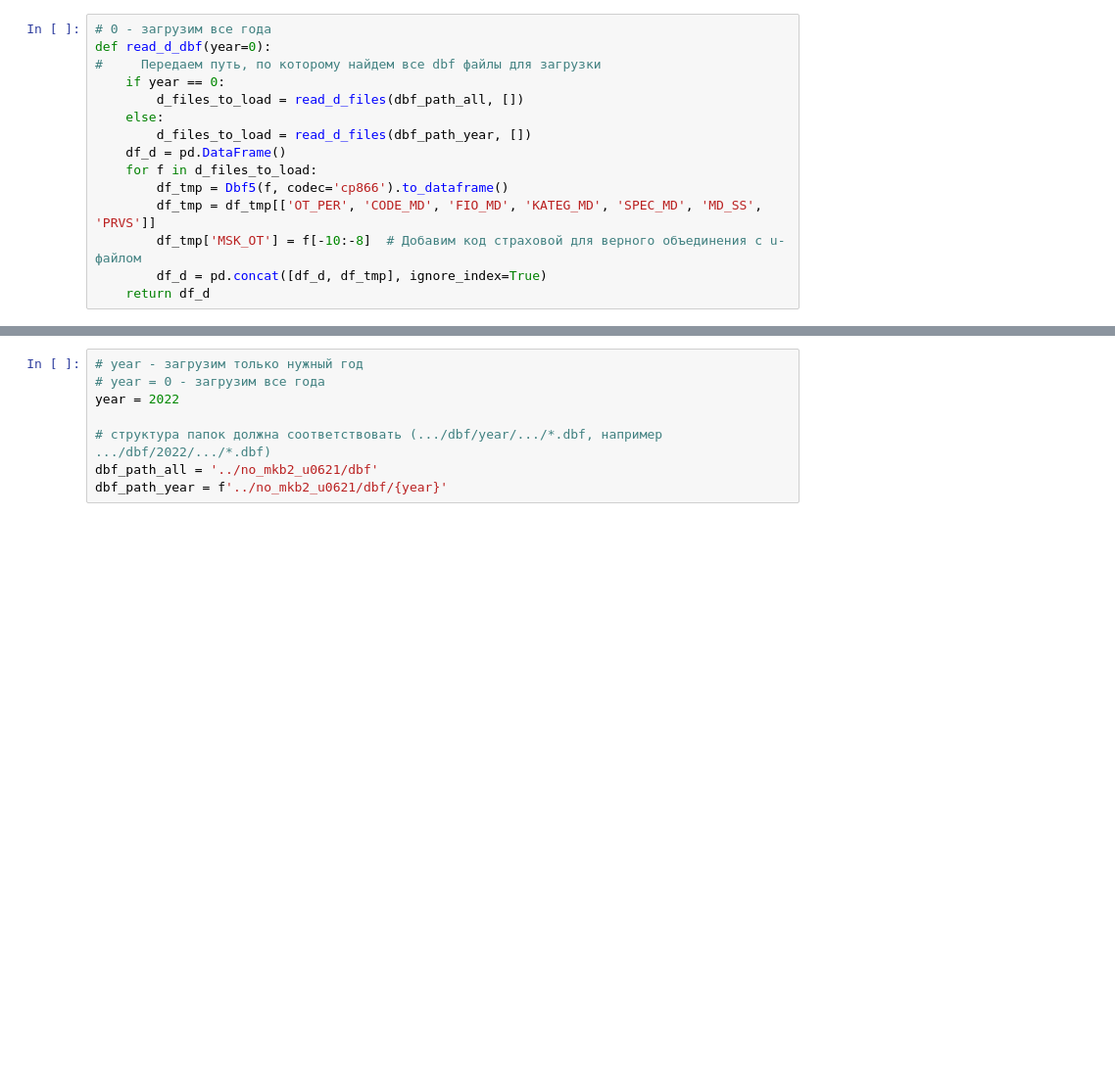
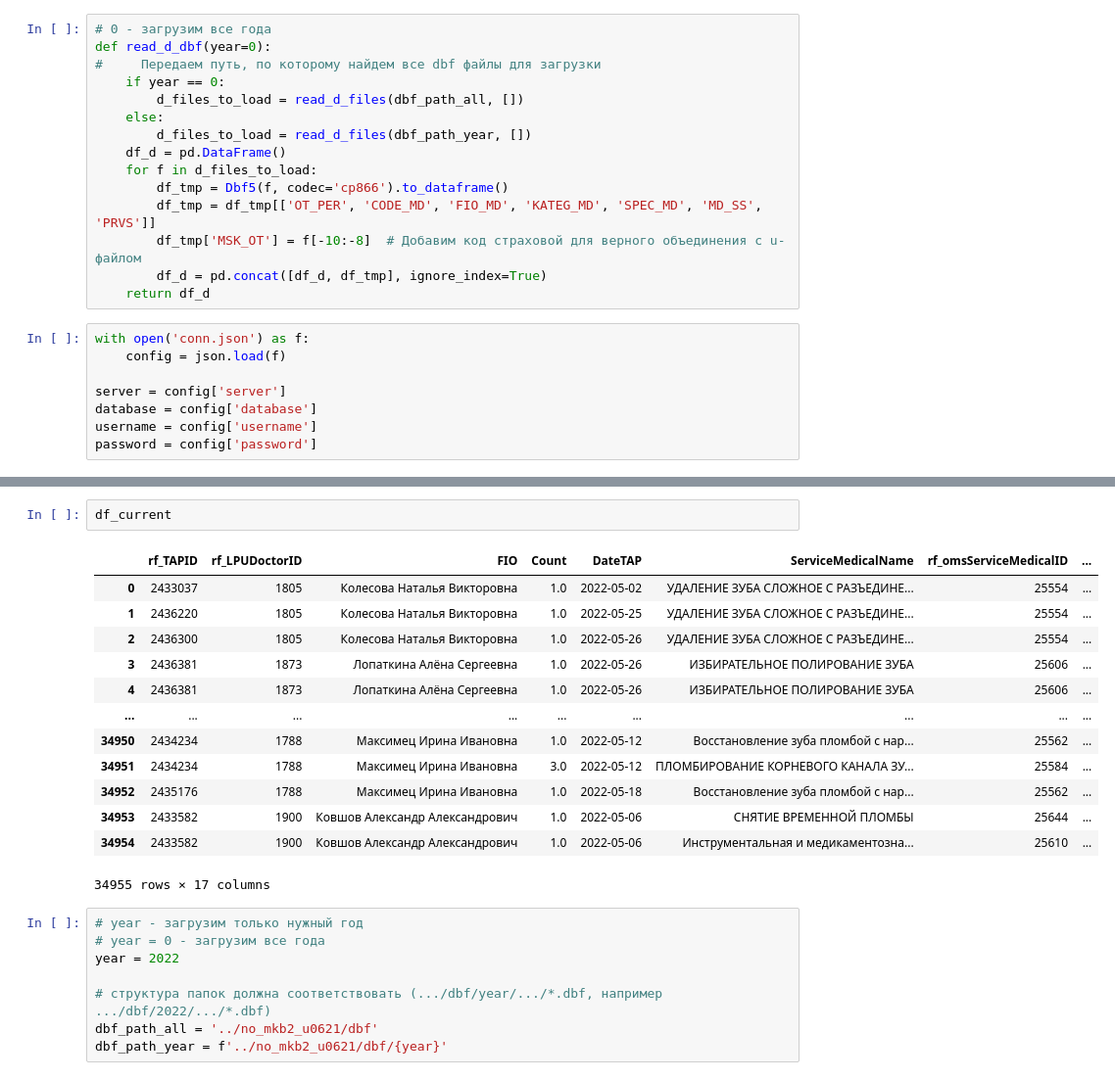
Before and after one commit to chernikovdn/tap_stat, a Jupyter notebook: healing_by_doc_2022.ipynb, the cells around one changed output, grey strips where cells are left out. Shown at 98% size. Saved outputs shown, nothing was run; the diff lists cells and outputs as text; blank space fills up the shorter version.

```diff
--- a/healing_by_doc_2022.ipynb
+++ b/healing_by_doc_2022.ipynb
@@ -108,3 +113,11 @@ def read_d_dbf(year=0):
         df_tmp['MSK_OT'] = f[-10:-8]  # Добавим код страховой для верного объединения с u-файлом
         df_d = pd.concat([df_d, df_tmp], ignore_index=True)
     return df_d
+# %%
+with open('conn.json') as f:
+    config = json.load(f)
+
+server = config['server']
+database = config['database']
+username = config['username']
+password = config['password']
@@ -111,3 +178,19 @@ def read_d_dbf(year=0):
+# %%
+df_current
+# %% [output]
+|  | rf_TAPID | rf_LPUDoctorID | FIO | Count | DateTAP | ServiceMedicalName | rf_omsServiceMedicalID | ... |
+| 0 | 2433037 | 1805 | Колесова Наталья Викторовна | 1.0 | 2022-05-02 | УДАЛЕНИЕ ЗУБА СЛОЖНОЕ С РАЗЪЕДИНЕ... | 25554 | ... |
+| 1 | 2436220 | 1805 | Колесова Наталья Викторовна | 1.0 | 2022-05-25 | УДАЛЕНИЕ ЗУБА СЛОЖНОЕ С РАЗЪЕДИНЕ... | 25554 | ... |
+| 2 | 2436300 | 1805 | Колесова Наталья Викторовна | 1.0 | 2022-05-26 | УДАЛЕНИЕ ЗУБА СЛОЖНОЕ С РАЗЪЕДИНЕ... | 25554 | ... |
+| 3 | 2436381 | 1873 | Лопаткина Алёна Сергеевна | 1.0 | 2022-05-26 | ИЗБИРАТЕЛЬНОЕ ПОЛИРОВАНИЕ ЗУБА | 25606 | ... |
+| 4 | 2436381 | 1873 | Лопаткина Алёна Сергеевна | 1.0 | 2022-05-26 | ИЗБИРАТЕЛЬНОЕ ПОЛИРОВАНИЕ ЗУБА | 25606 | ... |
+| ... | ... | ... | ... | ... | ... | ... | ... | ... |
+| 34950 | 2434234 | 1788 | Максимец Ирина Ивановна | 1.0 | 2022-05-12 | Восстановление зуба пломбой с нар... | 25562 | ... |
+| 34951 | 2434234 | 1788 | Максимец Ирина Ивановна | 3.0 | 2022-05-12 | ПЛОМБИРОВАНИЕ КОРНЕВОГО КАНАЛА ЗУ... | 25584 | ... |
+| 34952 | 2435176 | 1788 | Максимец Ирина Ивановна | 1.0 | 2022-05-18 | Восстановление зуба пломбой с нар... | 25562 | ... |
+| 34953 | 2433582 | 1900 | Ковшов Александр Александрович | 1.0 | 2022-05-06 | СНЯТИЕ ВРЕМЕННОЙ ПЛОМБЫ | 25644 | ... |
+| 34954 | 2433582 | 1900 | Ковшов Александр Александрович | 1.0 | 2022-05-06 | Инструментальная и медикаментозна... | 25610 | ... |
+34955 rows × 17 columns
 # %%
 # year - загрузим только нужный год
 # year = 0 - загрузим все года
```
Also changed, not shown: parts of 35 cells of this notebook.
